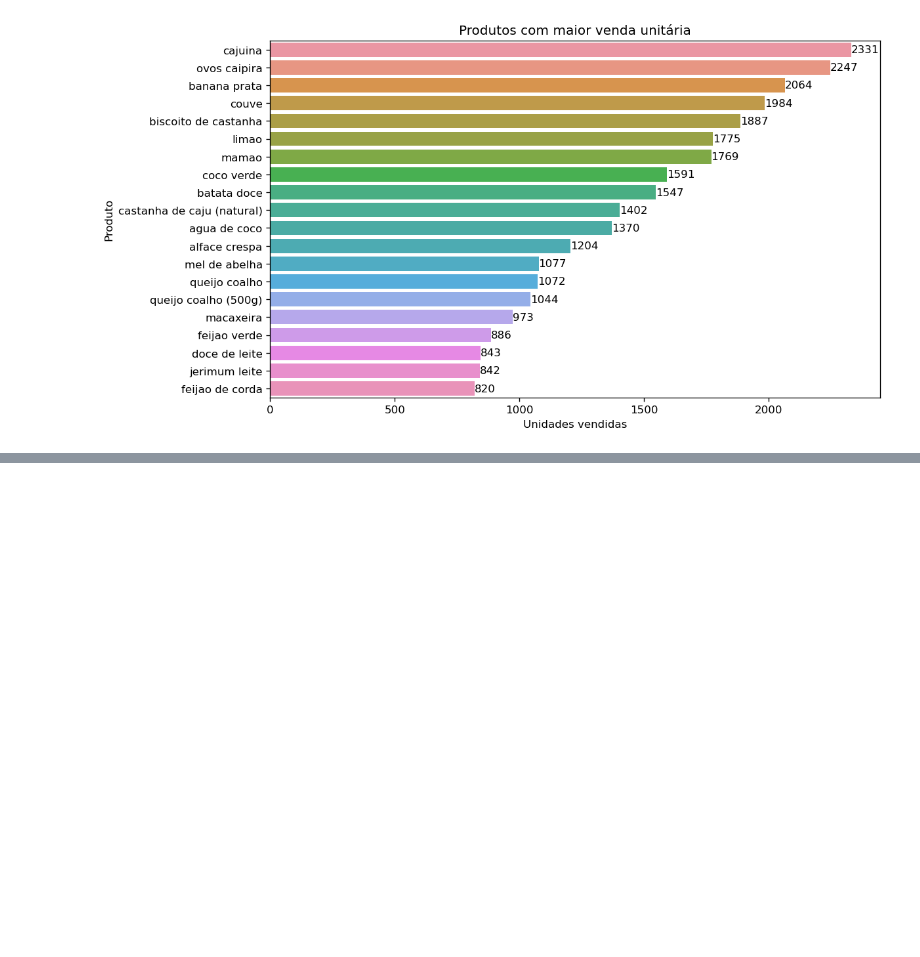
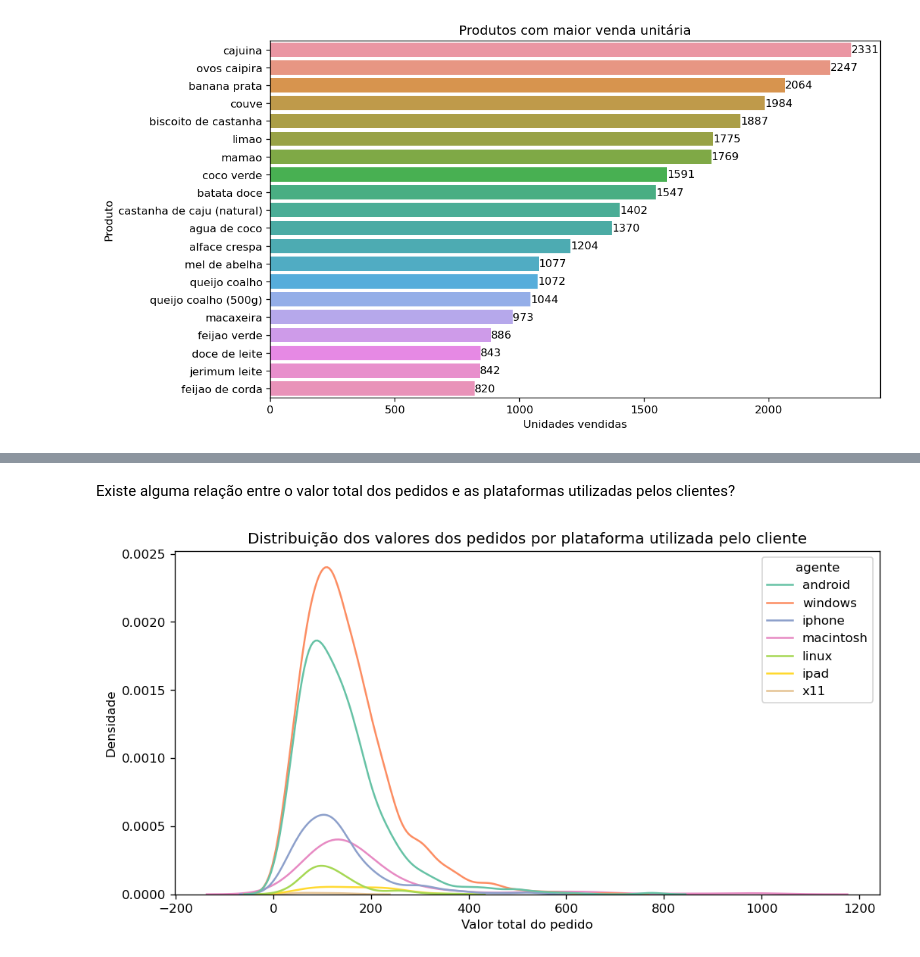
Before and after one commit to lgalicki/tcc-pos-ciecia-de-dados-pucmg, a Jupyter notebook: 2 - Análise e Exploração dos Dados.ipynb, the cells around one changed output, grey strips where cells are left out. Saved outputs shown, nothing was run; the diff lists cells and outputs as text; code cells hidden in the pictures; blank space fills up the shorter version.

```diff
--- a/2 - Análise e Exploração dos Dados.ipynb
+++ b/2 - Análise e Exploração dos Dados.ipynb
@@ -79,0 +92,9 @@ ax.bar_label(ax.containers[0]);
+# %% [markdown]
+Existe alguma relação entre o valor total dos pedidos e as plataformas utilizadas pelos clientes?
+# %%
+plt.figure(dpi=120,figsize=(10,5))
+ax = sns.kdeplot(data=df_pw,x='vl_final_pedido',hue='agente',palette='Set2')
+ax.set(title='Distribuição dos valores dos pedidos por plataforma utilizada pelo cliente',
+       xlabel='Valor total do pedido',ylabel='Densidade');
+# %% [output]
+[figure, added]
```
Also changed, not shown: parts of 15 cells of this notebook.
